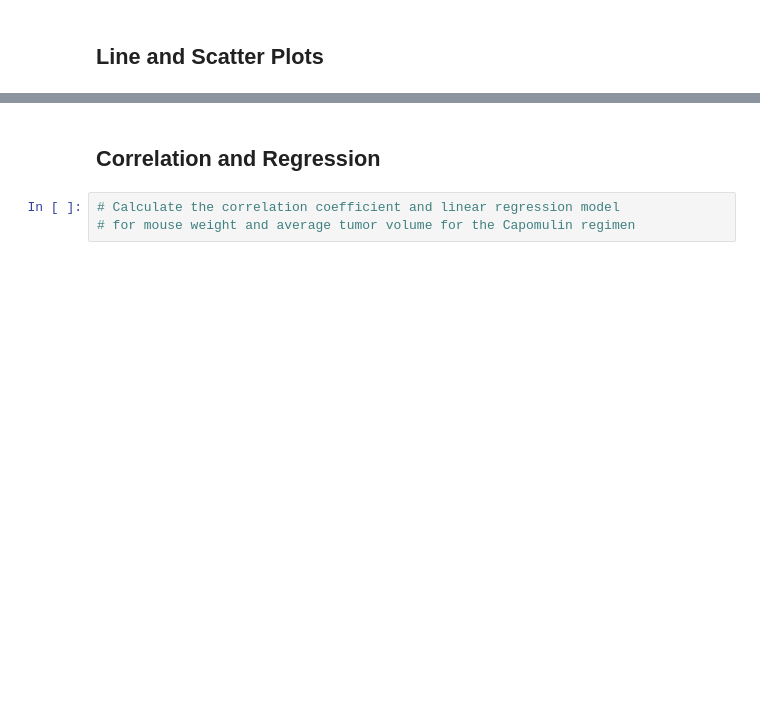
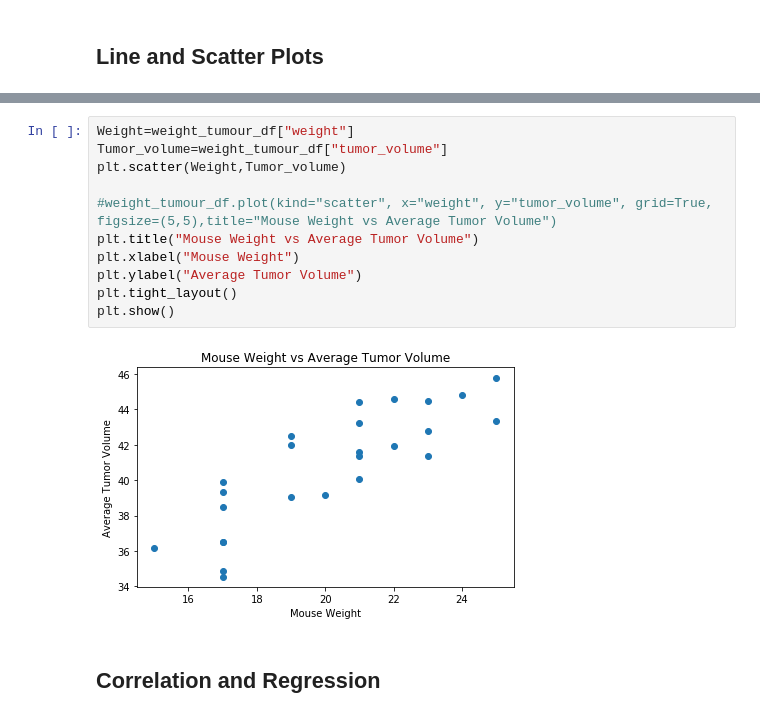
Before and after one commit to madeleine-tenenbaum/matplotlib-challenge, a Jupyter notebook: 02-Homework_05-Matplotlib_Instructions_Pymaceuticals_pymaceuticals_starter.ipynb, the cells around one changed output, grey strips where cells are left out. Saved outputs shown, nothing was run; the diff lists cells and outputs as text; blank space fills up the shorter version.

```diff
--- a/02-Homework_05-Matplotlib_Instructions_Pymaceuticals_pymaceuticals_starter.ipynb
+++ b/02-Homework_05-Matplotlib_Instructions_Pymaceuticals_pymaceuticals_starter.ipynb
@@ -552,5 +558,15 @@ Name: tumor_volume_mm3, dtype: float64
+# %%
+Weight=weight_tumour_df["weight"]
+Tumor_volume=weight_tumour_df["tumor_volume"]
+plt.scatter(Weight,Tumor_volume)
+
+#weight_tumour_df.plot(kind="scatter", x="weight", y="tumor_volume", grid=True, figsize=(5,5),title="Mouse Weight vs Average Tumor Volume")
+plt.title("Mouse Weight vs Average Tumor Volume")
+plt.xlabel("Mouse Weight")
+plt.ylabel("Average Tumor Volume")
+plt.tight_layout()
+plt.show()
+# %% [output]
+[figure, added]
 # %% [markdown]
 ## Correlation and Regression
-# %%
-# Calculate the correlation coefficient and linear regression model
-# for mouse weight and average tumor volume for the Capomulin regimen
```
Also changed, not shown: parts of 10 cells of this notebook.
